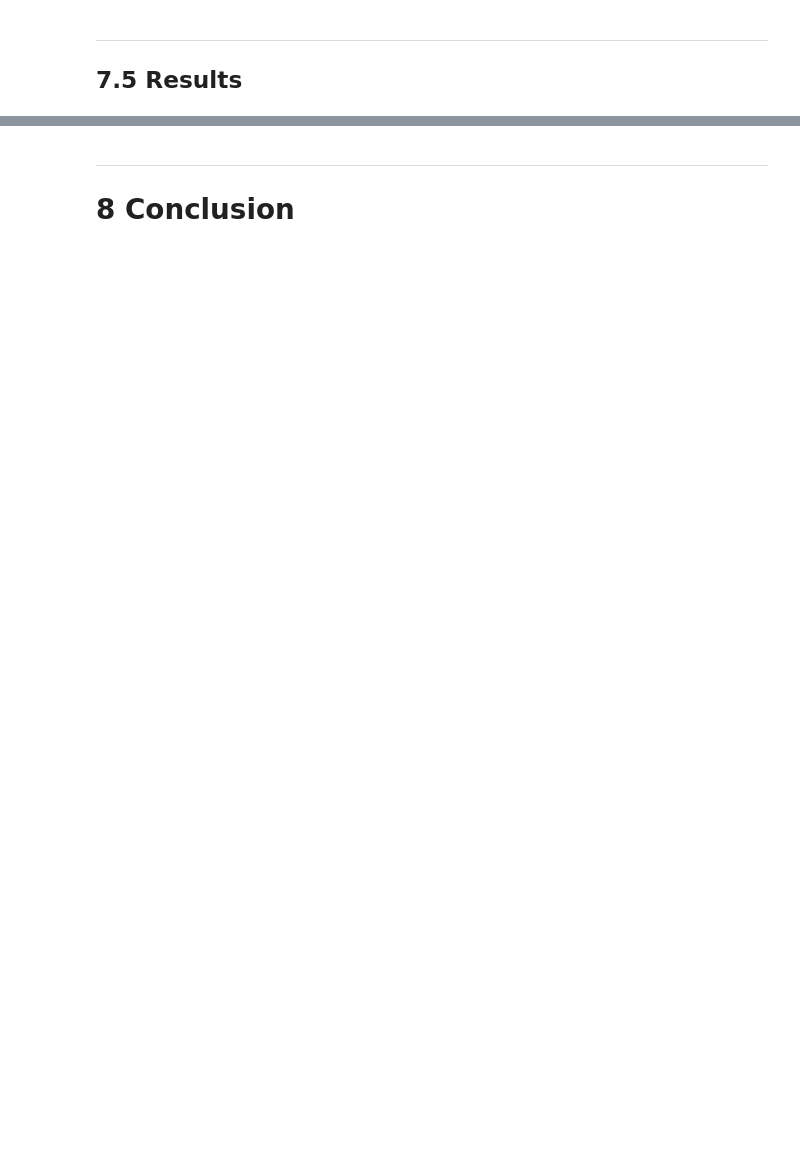
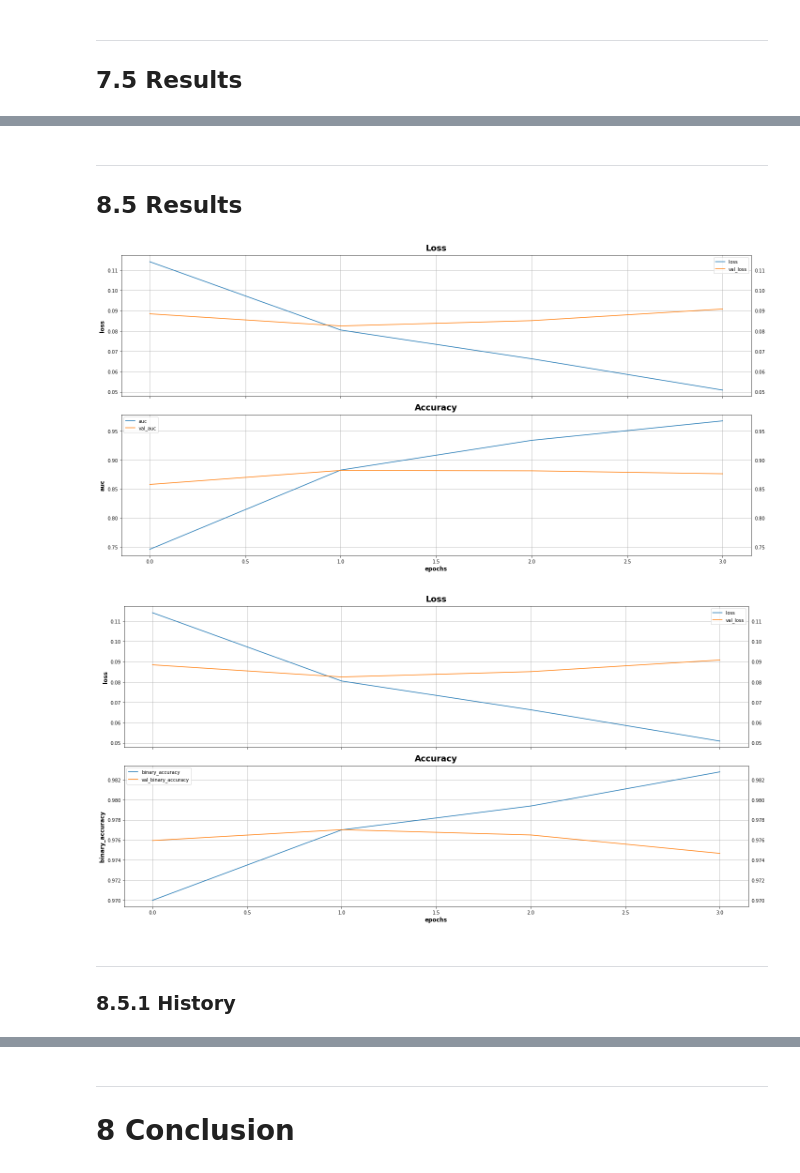
Before and after one commit to curiousmindflow/oc-ml-p7, a Jupyter notebook: notebook.ipynb, the cells around one changed output, grey strips where cells are left out. Cells and saved outputs as stored; diff of their text form; code cells hidden in the pictures; blank space fills up the shorter version.

Commit message:
add DistilBert network, works well

```diff
--- a/notebook.ipynb
+++ b/notebook.ipynb
@@ -1050,0 +1265,4 @@ if config["bert_se"]:
+# %%
+if config["bert_distil"]:
+
+    tokenizer = DistilBertTokenizerFast.from_pretrained(pretrained_model_name_or_path=model_name, config=bert_config)
@@ -1050,0 +1382,35 @@ if config["bert_se"]:
+# %%
+if config["bert_distil"]:
+
+    max_epochs = 4
+    batch_size = 4
+
+    opt = tfa.optimizers.RectifiedAdam(learning_rate=1e-5)
+    loss = keras.losses.BinaryCrossentropy()
+    best_weights_file = "bert_distil_weights.h5"
+
+    m_ckpt = ModelCheckpoint(
+        best_weights_file,
+        monitor='val_auc',
+        mode='max',
+        verbose=2,
+        save_weights_only=True,
+        save_best_only=True
+    )
+
+    model.compile(
+        loss=loss,
+        optimizer=opt,
+        metrics=[
+            keras.metrics.AUC(multi_label=True, curve="ROC"),
+            keras.metrics.BinaryAccuracy()
+        ]
+    )
+
+    history = model.fit(
+        ds_train.shuffle(1000).batch(batch_size),
+        validation_data=ds_test.batch(batch_size),
+        epochs=max_epochs,
+        batch_size=batch_size,
+        callbacks=[m_ckpt],
+    )
@@ -1050,0 +1430,15 @@ if config["bert_se"]:
+# %% [markdown]
+***
+## 8.5 Results
+# %%
+if config["bert_distil"]:
+
+    history_bert = pd.DataFrame(data=history.history)
+    for metric in ["auc", "binary_accuracy"]:
+        visualize_history(history_bert, metrics=metric)
+# %% [output]
+[figure, added]
+[figure, added]
+# %% [markdown]
+***
+### 8.5.1 History
```
Also changed, not shown: parts of 49 cells of this notebook, 1 other file.
